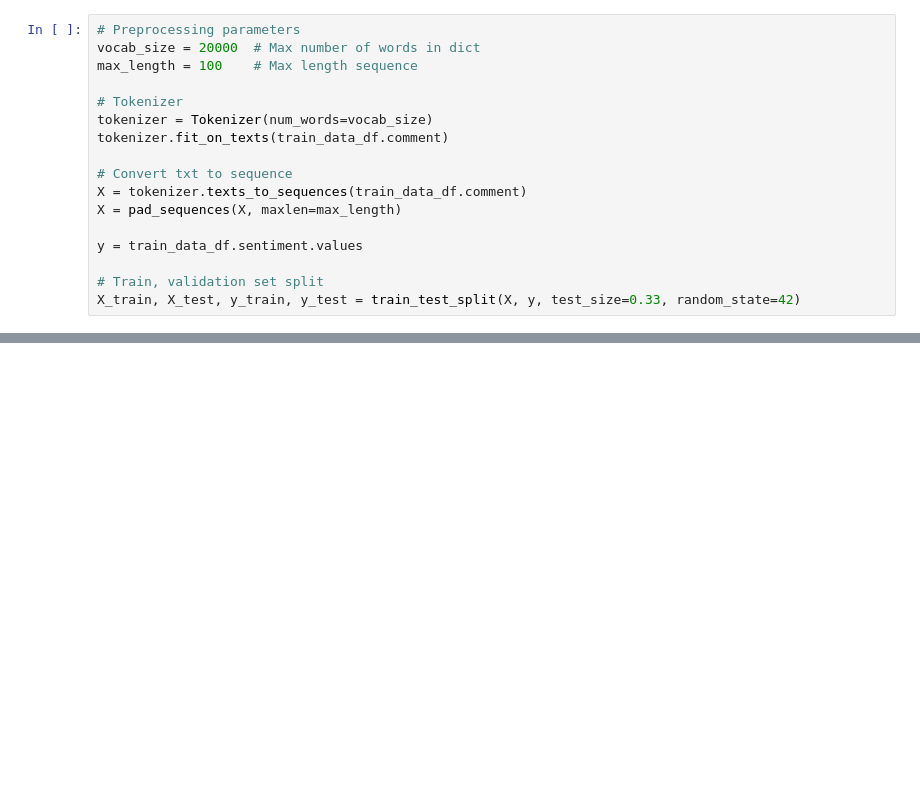
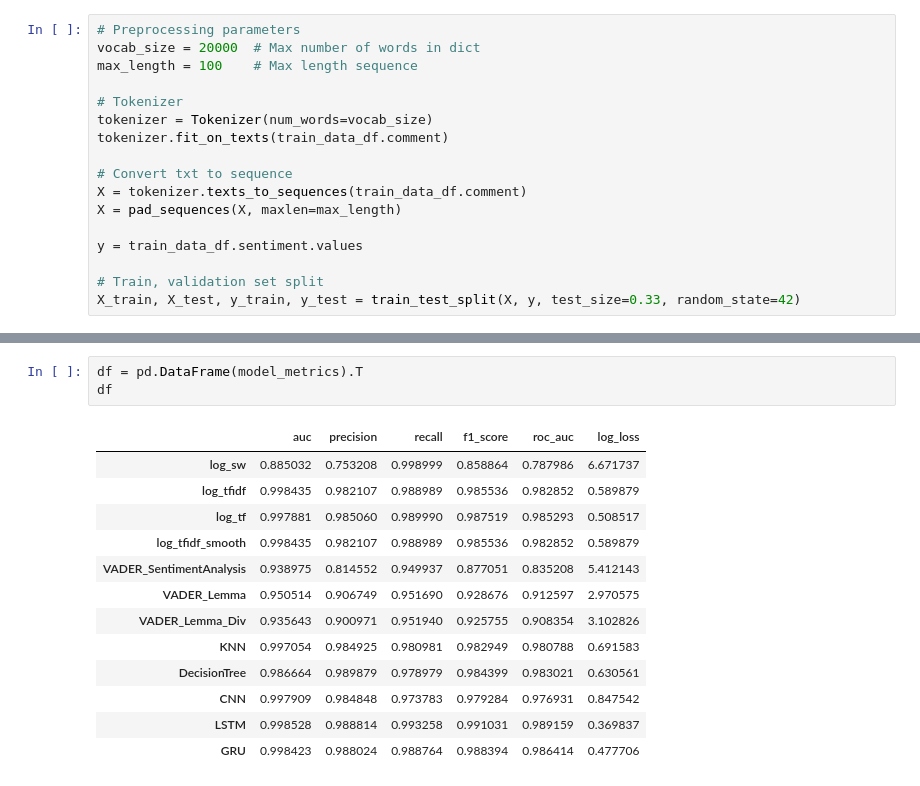
Before and after one commit to agomolka/MAThesisSentimentAnalysis, a Jupyter notebook: Social_Media_Text_Sentiment_Analysis.ipynb, the cells around one changed output, grey strips where cells are left out. Drawn from its saved outputs; the diff is of its cells as text; blank space fills up the shorter version.

```diff
--- a/Social_Media_Text_Sentiment_Analysis.ipynb
+++ b/Social_Media_Text_Sentiment_Analysis.ipynb
@@ -896,0 +1018,17 @@ plt.grid(True)
+# %%
+df = pd.DataFrame(model_metrics).T
+df
+# %% [output]
+|  | auc | precision | recall | f1_score | roc_auc | log_loss |
+| log_sw | 0.885032 | 0.753208 | 0.998999 | 0.858864 | 0.787986 | 6.671737 |
+| log_tfidf | 0.998435 | 0.982107 | 0.988989 | 0.985536 | 0.982852 | 0.589879 |
+| log_tf | 0.997881 | 0.985060 | 0.989990 | 0.987519 | 0.985293 | 0.508517 |
+| log_tfidf_smooth | 0.998435 | 0.982107 | 0.988989 | 0.985536 | 0.982852 | 0.589879 |
+| VADER_SentimentAnalysis | 0.938975 | 0.814552 | 0.949937 | 0.877051 | 0.835208 | 5.412143 |
+| VADER_Lemma | 0.950514 | 0.906749 | 0.951690 | 0.928676 | 0.912597 | 2.970575 |
+| VADER_Lemma_Div | 0.935643 | 0.900971 | 0.951940 | 0.925755 | 0.908354 | 3.102826 |
+| KNN | 0.997054 | 0.984925 | 0.980981 | 0.982949 | 0.980788 | 0.691583 |
+| DecisionTree | 0.986664 | 0.989879 | 0.978979 | 0.984399 | 0.983021 | 0.630561 |
+| CNN | 0.997909 | 0.984848 | 0.973783 | 0.979284 | 0.976931 | 0.847542 |
+| LSTM | 0.998528 | 0.988814 | 0.993258 | 0.991031 | 0.989159 | 0.369837 |
+| GRU | 0.998423 | 0.988024 | 0.988764 | 0.988394 | 0.986414 | 0.477706 |
```
Also changed, not shown: parts of 44 cells of this notebook.
